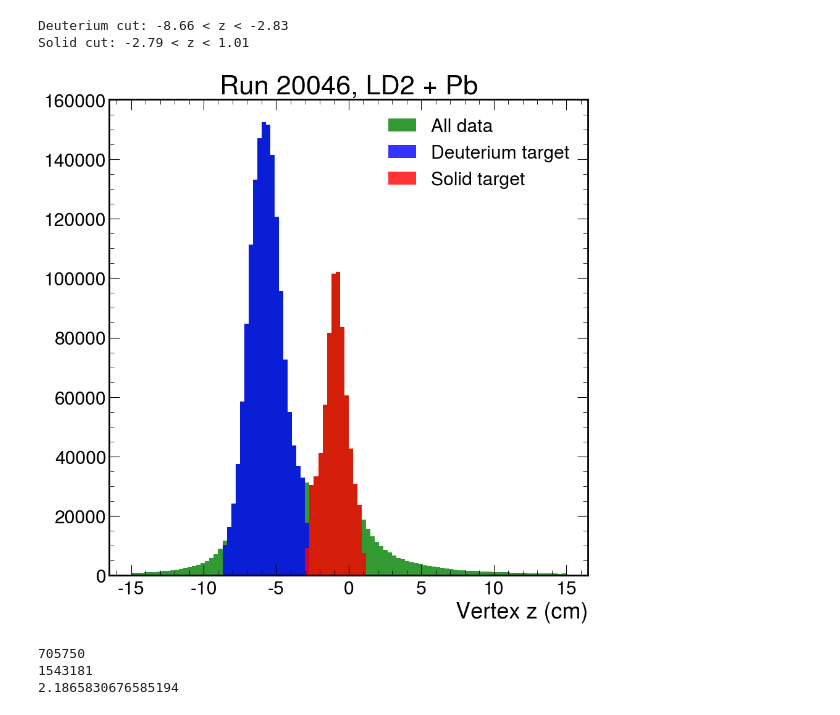
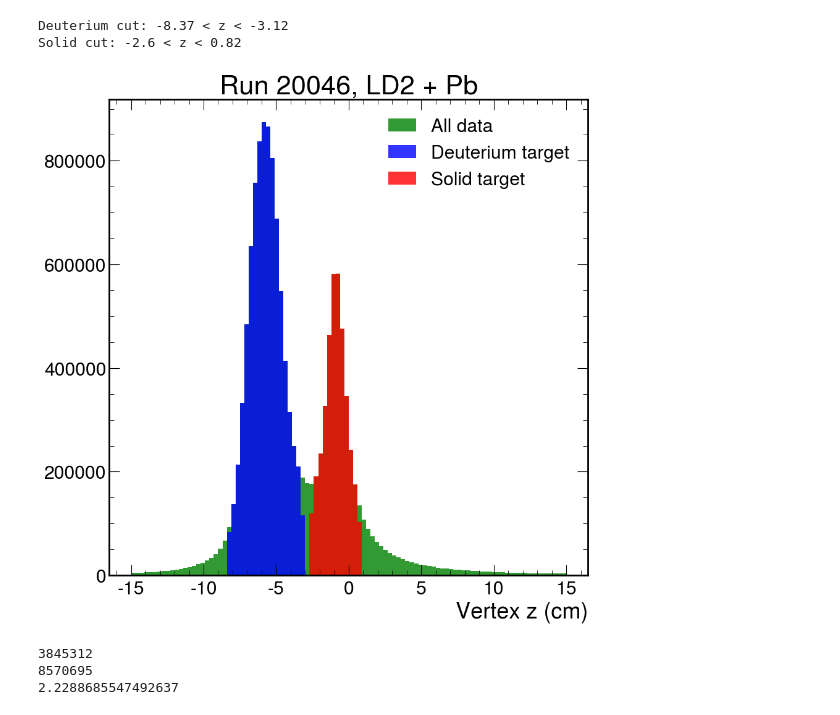
Before and after one commit to sebouh137/clas12-rge-analysis, a Jupyter notebook: analysis/RGE_tuple_analysis.ipynb, the cells around one changed output. Cells and saved outputs as stored; diff of their text form; code cells hidden in the pictures.

```diff
--- a/analysis/RGE_tuple_analysis.ipynb
+++ b/analysis/RGE_tuple_analysis.ipynb
@@ -7,8 +7,9 @@ import mplhep as hep
 hep.style.use("CMS")
 hep.style.use(hep.style.CMS)
 # %%
-file_name = "/home/ryan/clas_analysis/data/ntuples_dc_020046_00000-00099.root"
-with ur.open("%s:data"%(file_name)) as events:
+data_directory = "/home/ryan/clas_analysis/data/"
+file_name = "ntuples_dc_020046_00000-00572.root"
+with ur.open("%s:data"%(data_directory+file_name)) as events:
     branches = events.arrays()
 # %%
 electron_cut = branches["pid"]==11
@@ -107,50 +108,50 @@ elif deuterium_z_mean == fit_parameters[4]:
     deuterium_z_sigma = fit_parameters[5]
     solid_z_mean, solid_z_sigma = fit_parameters[1], fit_parameters[2]
 
-deuterium_cut = (electron_vertex_z > (deuterium_z_mean - 2 * deuterium_z_sigma) ) &\
-                (electron_vertex_z < (deuterium_z_mean + 2 * deuterium_z_sigma) )
-solid_cut     = (electron_vertex_z > (solid_z_mean - 2 * solid_z_sigma) ) &\
-                (electron_vertex_z < (solid_z_mean + 2 * solid_z_sigma) )
+deuterium_cut = (electron_vertex_z > (deuterium_z_mean - 1.8 * deuterium_z_sigma) ) &\
+                (electron_vertex_z < (deuterium_z_mean + 1.8 * deuterium_z_sigma) )
+solid_cut     = (electron_vertex_z > (solid_z_mean - 1.8 * solid_z_sigma) ) &\
+                (electron_vertex_z < (solid_z_mean + 1.8 * solid_z_sigma) )
 
 
-print("Deuterium cut: {low} < z < {high}".format(low=round(deuterium_z_mean - 2 * deuterium_z_sigma, 2),
-                                                 high=round(deuterium_z_mean + 2 * deuterium_z_sigma ,2)))
-print("Solid cut: {low} < z < {high}".format(low=round(solid_z_mean - 2 * solid_z_sigma, 2),
-                                                 high=round(solid_z_mean + 2 * solid_z_sigma, 2) ))
+print("Deuterium cut: {low} < z < {high}".format(low=round(deuterium_z_mean - 1.8 * deuterium_z_sigma, 2),
+                                                 high=round(deuterium_z_mean + 1.8 * deuterium_z_sigma ,2)))
+print("Solid cut: {low} < z < {high}".format(low=round(solid_z_mean - 1.8 * solid_z_sigma, 2),
+                                                 high=round(solid_z_mean + 1.8 * solid_z_sigma, 2) ))
 plt.hist(electron_vertex_z,
          bins = 100,
          range=(-15, 15),
          color='g',
          label="All data",
          alpha=.8)
 plt.hist(electron_vertex_z[deuterium_cut],
          bins = 100,
          range=(-15, 15),
          color='b',
          label="Deuterium target",
          alpha=.8)
 plt.hist(electron_vertex_z[solid_cut],
          bins = 100,
          range=(-15, 15),
          color='r',
          label="Solid target",
          alpha=.8)
 
 plt.xlabel("Vertex z (cm)")
 plt.title("Run 20046, LD2 + {solid}".format(solid=solid_target))
 plt.legend()
 plt.show()
 
 print(len(electron_vertex_z[solid_cut]))
 print(len(electron_vertex_z[deuterium_cut]))
 print(len(electron_vertex_z[deuterium_cut])/len(electron_vertex_z[solid_cut]))
 # %% [output]
-Deuterium cut: -8.66 < z < -2.83
-Solid cut: -2.79 < z < 1.01
+Deuterium cut: -8.37 < z < -3.12
+Solid cut: -2.6 < z < 0.82
-[figure, old version]
+[figure, new version]
-705750
-1543181
-2.1865830676585194
+3845312
+8570695
+2.2288685547492637
 # %%
 import matplotlib.colors as mcolors
 charge_cut = branches["charge"]>0
```
Also changed, not shown: parts of 9 cells of this notebook.
